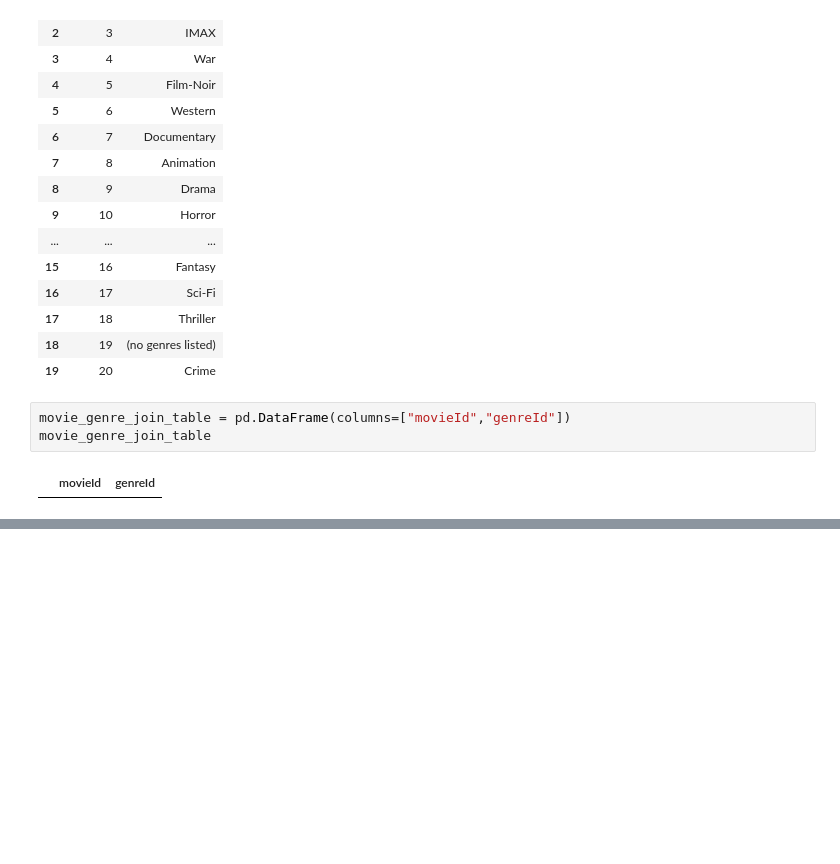
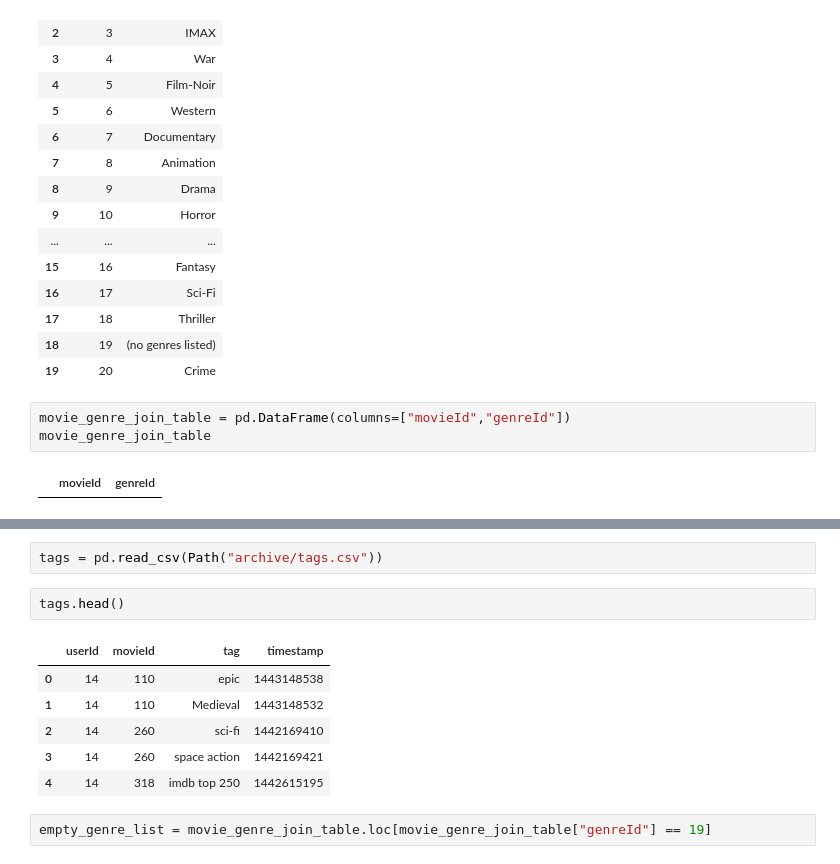
Before and after one commit to RohitMNair/Dashboard, a Jupyter notebook: preproc.ipynb, the cells around one changed output, grey strips where cells are left out. Saved outputs shown, nothing was run; the diff lists cells and outputs as text; blank space fills up the shorter version.

```diff
--- a/preproc.ipynb
+++ b/preproc.ipynb
@@ -170,0 +222,13 @@ Name: genreId, dtype: object
+# %%
+tags = pd.read_csv(Path("archive/tags.csv"))
+# %%
+tags.head()
+# %% [output]
+|  | userId | movieId | tag | timestamp |
+| 0 | 14 | 110 | epic | 1443148538 |
+| 1 | 14 | 110 | Medieval | 1443148532 |
+| 2 | 14 | 260 | sci-fi | 1442169410 |
+| 3 | 14 | 260 | space action | 1442169421 |
+| 4 | 14 | 318 | imdb top 250 | 1442615195 |
+# %%
+empty_genre_list = movie_genre_join_table.loc[movie_genre_join_table["genreId"] == 19]
```
Also changed, not shown: parts of 25 cells of this notebook, 1 other file.
